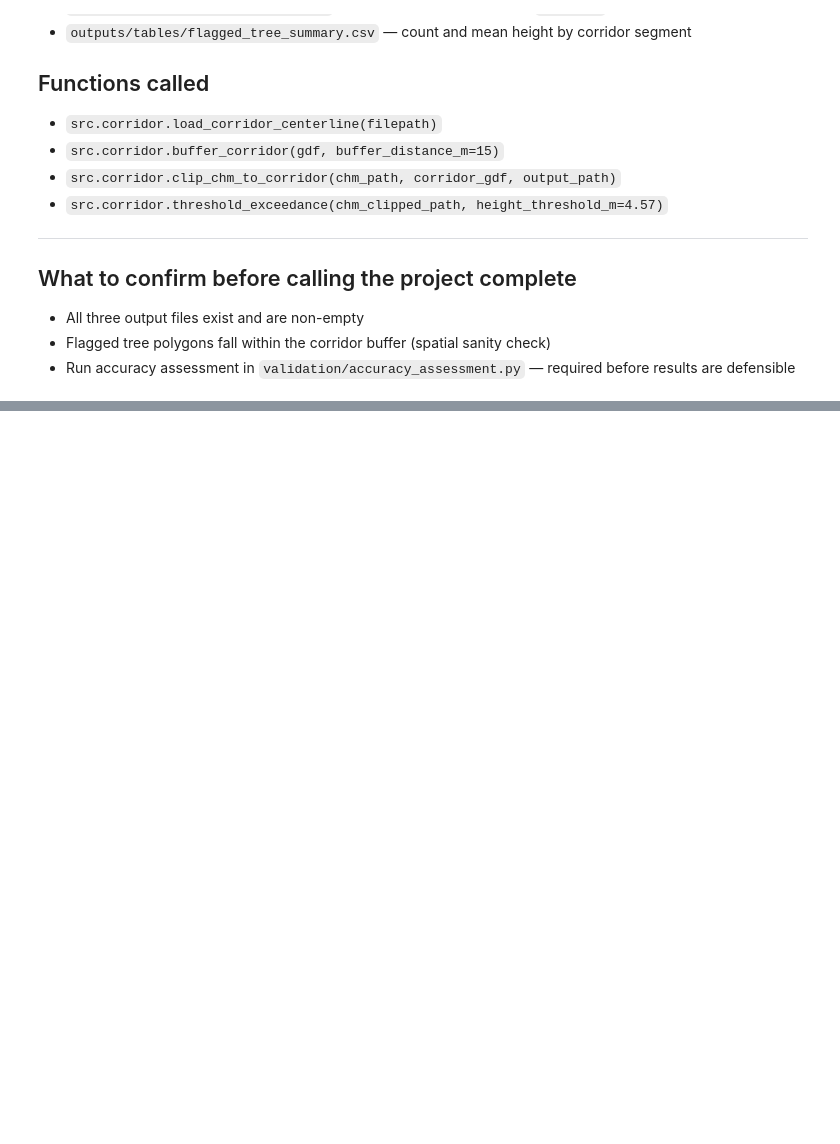
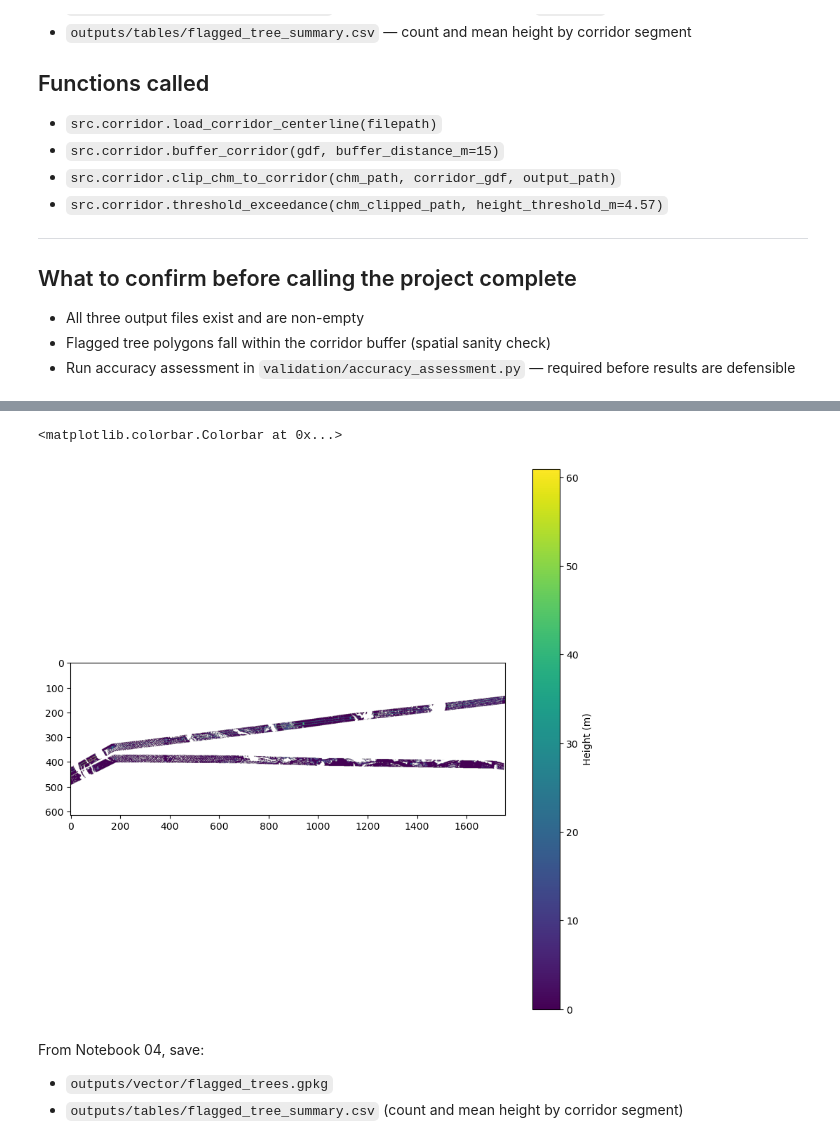
Before and after one commit to imsibaja/lidar-utility-corridor, a Jupyter notebook: notebooks/04_corridor_analysis.ipynb, the cells around one changed output, grey strips where cells are left out. Saved outputs shown, nothing was run; the diff lists cells and outputs as text; code cells hidden in the pictures; blank space fills up the shorter version.

```diff
--- a/notebooks/04_corridor_analysis.ipynb
+++ b/notebooks/04_corridor_analysis.ipynb
@@ -66,0 +105,16 @@ load_corridor_centerline(url, normalized_las_path).plot()
+# %%
+with rasterio.open(clipped_chm_path) as chm_clipped_src:
+    chm_data = chm_clipped_src.read(1)  # Read the first (and only) band
+    chm_meta = chm_clipped_src.meta  # Get metadata for later use
+# %%
+# visualize the CHM
+plt.figure(figsize=(10, 10))
+plt.imshow(chm_data, cmap="viridis")
+plt.colorbar(label="Height (m)")
+# %% [output]
+<matplotlib.colorbar.Colorbar at 0x...>
+[figure, added]
+# %% [markdown]
+From Notebook 04, save:
+- `outputs/vector/flagged_trees.gpkg`
+- `outputs/tables/flagged_tree_summary.csv` (count and mean height by corridor segment)
```
Also changed, not shown: parts of 10 cells of this notebook, 2 other files.
